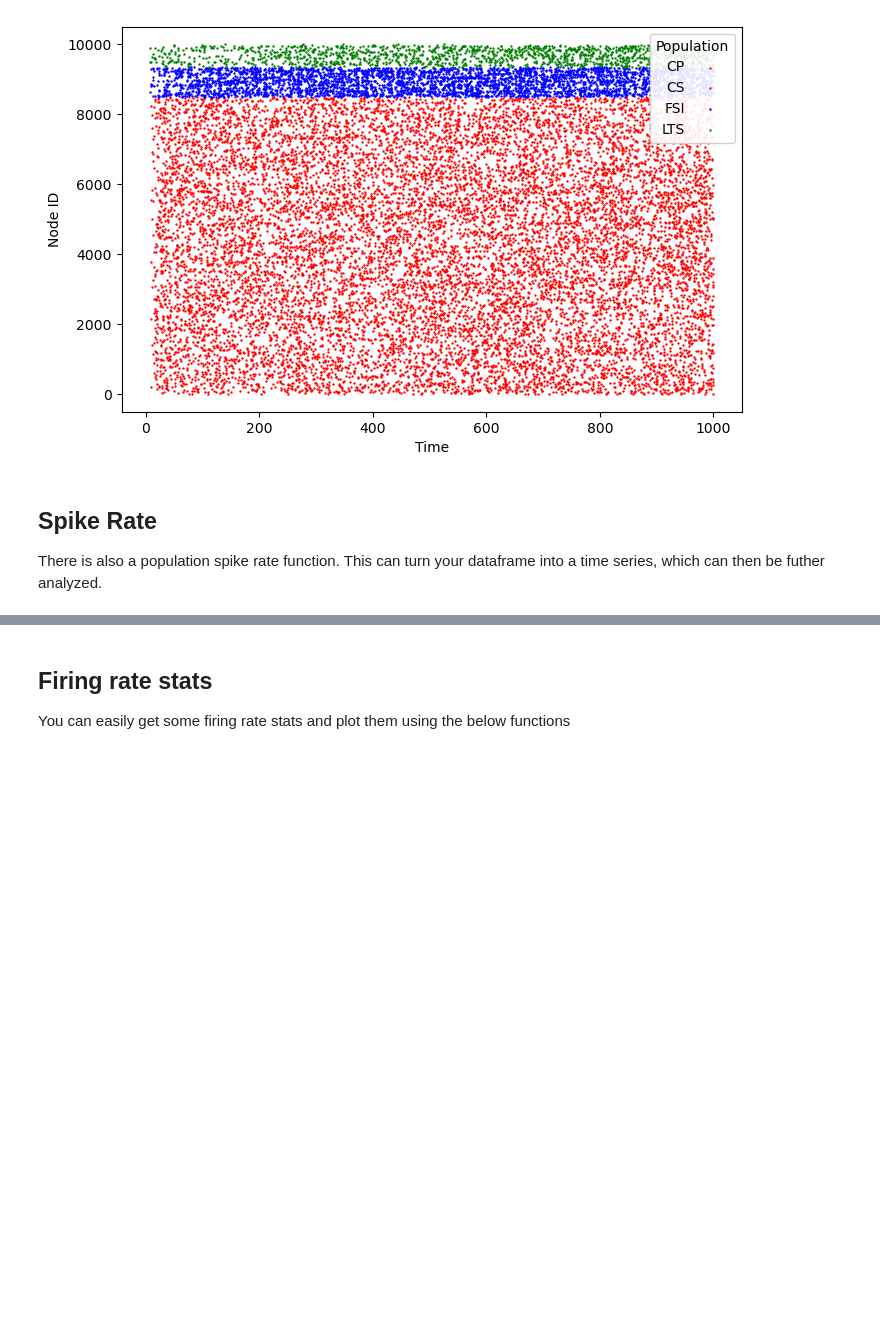
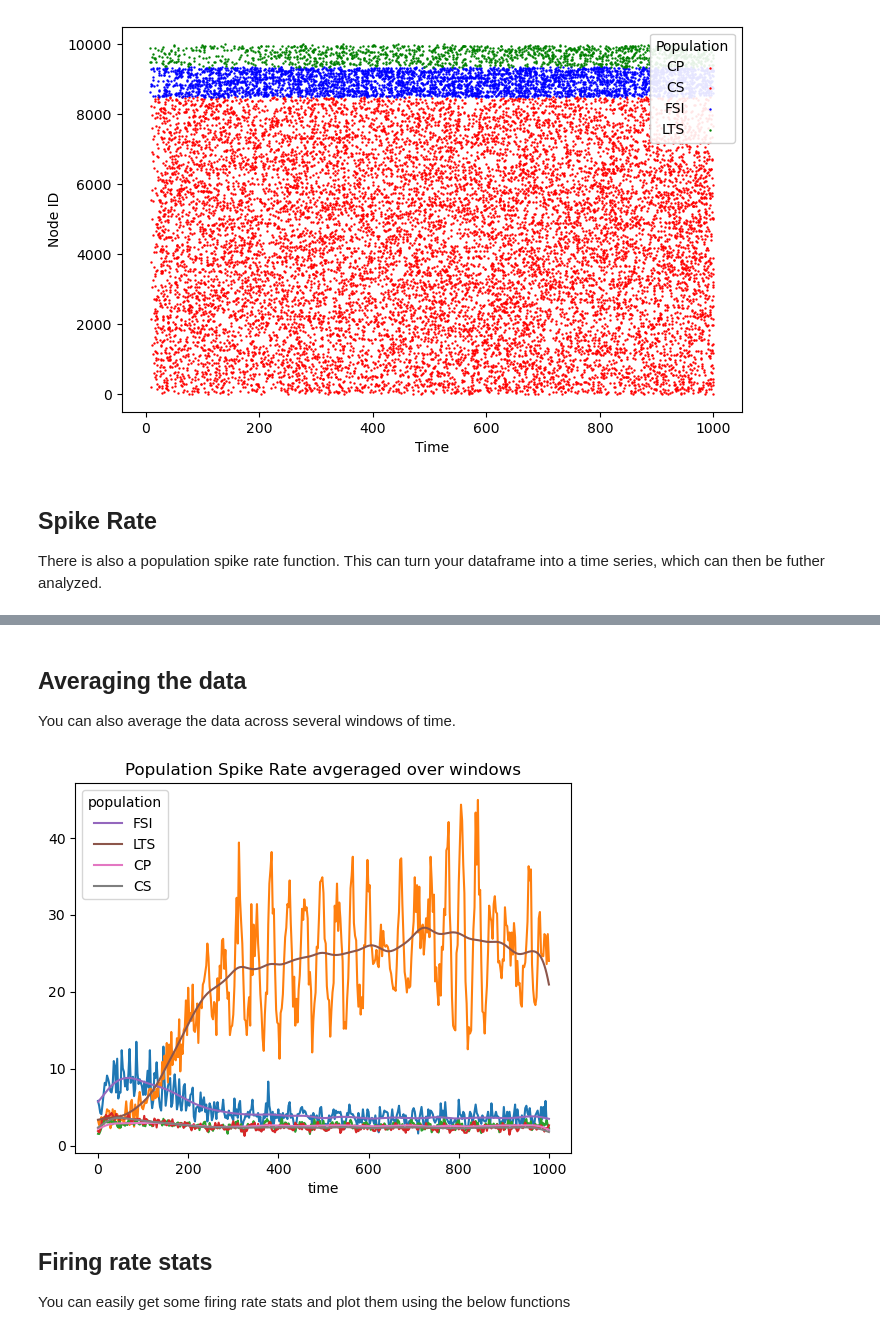
Before and after one commit to cyneuro/bmtool, a Jupyter notebook: docs/examples/notebooks/analysis/spiking/using_spikes.ipynb, the cells around one changed output, grey strips where cells are left out. Drawn from its saved outputs; the diff is of its cells as text; code cells hidden in the pictures; blank space fills up the shorter version.

```diff
--- a/docs/examples/notebooks/analysis/spiking/using_spikes.ipynb
+++ b/docs/examples/notebooks/analysis/spiking/using_spikes.ipynb
@@ -111,3 +125,15 @@ Grabbing first network; specify a network name to ensure correct node population
+# %% [markdown]
+## Averaging the data
+You can also average the data across several windows of time.
+# %%
+pulse_times = [(1000,2000), (2500,3500), (4000,5000)]
+spike_rate_avg = average_spike_rate_over_windows(spike_rate, pulse_times)
+spike_rate_avg.sel(type='raw').plot(hue='population')
+spike_rate_avg.sel(type='smoothed').plot(hue='population')
+plt.title('Population Spike Rate avgeraged over windows')
+plt.show()
+# %% [output]
+[figure, added]
 # %% [markdown]
 ## Firing rate stats
 You can easily get some firing rate stats and plot them using the below functions
```
Also changed, not shown: parts of 5 cells of this notebook, 1 other file.
